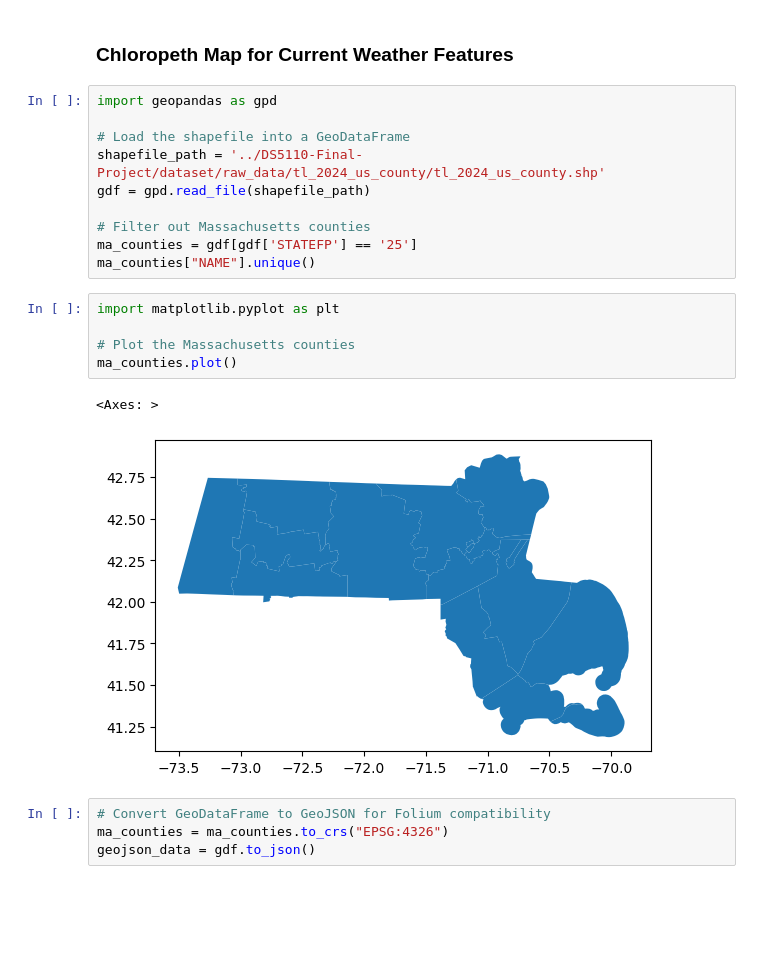
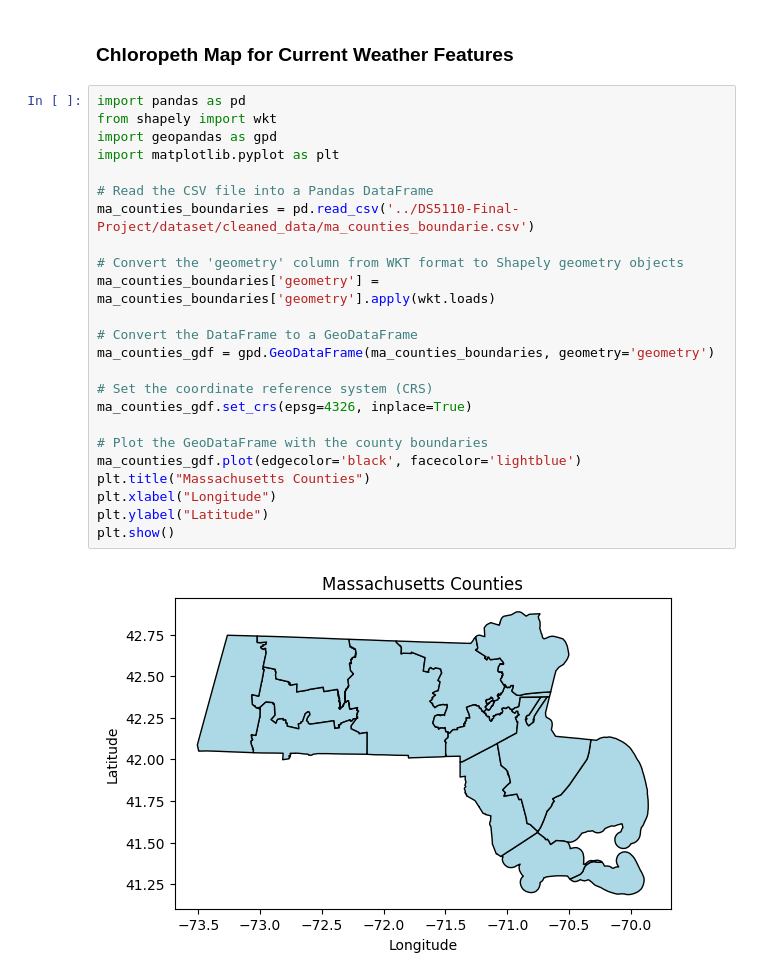
Before and after one commit to Rohit-hooda/DS5110-Final-Project, a Jupyter notebook: Current_Daily_Forecast.ipynb, the cells around one changed output. Saved outputs shown, nothing was run; the diff lists cells and outputs as text; blank space fills up the shorter version.

Commit message:
added chloropeth and heatmaps

```diff
--- a/Current_Daily_Forecast.ipynb
+++ b/Current_Daily_Forecast.ipynb
@@ -132,28 +134,32 @@ Processed weather data for Suffolk
 Processed weather data for Worcester
 # %% [markdown]
 ### Chloropeth Map for Current Weather Features
-# %%
-import geopandas as gpd
-
-# Load the shapefile into a GeoDataFrame
-shapefile_path = '../DS5110-Final-Project/dataset/raw_data/tl_2024_us_county/tl_2024_us_county.shp'
-gdf = gpd.read_file(shapefile_path)
-
-# Filter out Massachusetts counties
-ma_counties = gdf[gdf['STATEFP'] == '25']
-ma_counties["NAME"].unique()
-# %%
-import matplotlib.pyplot as plt
-
-# Plot the Massachusetts counties
-ma_counties.plot()
-# %% [output]
-<Axes: >
-[figure, removed]
-# %%
-# Convert GeoDataFrame to GeoJSON for Folium compatibility
-ma_counties = ma_counties.to_crs("EPSG:4326")
-geojson_data = gdf.to_json()
+# %%
+import pandas as pd
+from shapely import wkt
+import geopandas as gpd
+import matplotlib.pyplot as plt
+
+# Read the CSV file into a Pandas DataFrame
+ma_counties_boundaries = pd.read_csv('../DS5110-Final-Project/dataset/cleaned_data/ma_counties_boundarie.csv')
+
+# Convert the 'geometry' column from WKT format to Shapely geometry objects
+ma_counties_boundaries['geometry'] = ma_counties_boundaries['geometry'].apply(wkt.loads)
+
+# Convert the DataFrame to a GeoDataFrame
+ma_counties_gdf = gpd.GeoDataFrame(ma_counties_boundaries, geometry='geometry')
+
+# Set the coordinate reference system (CRS)
+ma_counties_gdf.set_crs(epsg=4326, inplace=True)
+
+# Plot the GeoDataFrame with the county boundaries
+ma_counties_gdf.plot(edgecolor='black', facecolor='lightblue')
+plt.title("Massachusetts Counties")
+plt.xlabel("Longitude")
+plt.ylabel("Latitude")
+plt.show()
+# %% [output]
+[figure, added]
 # %%
 import folium
 import random
```
Also changed, not shown: parts of 18 cells of this notebook, 38 other files.
